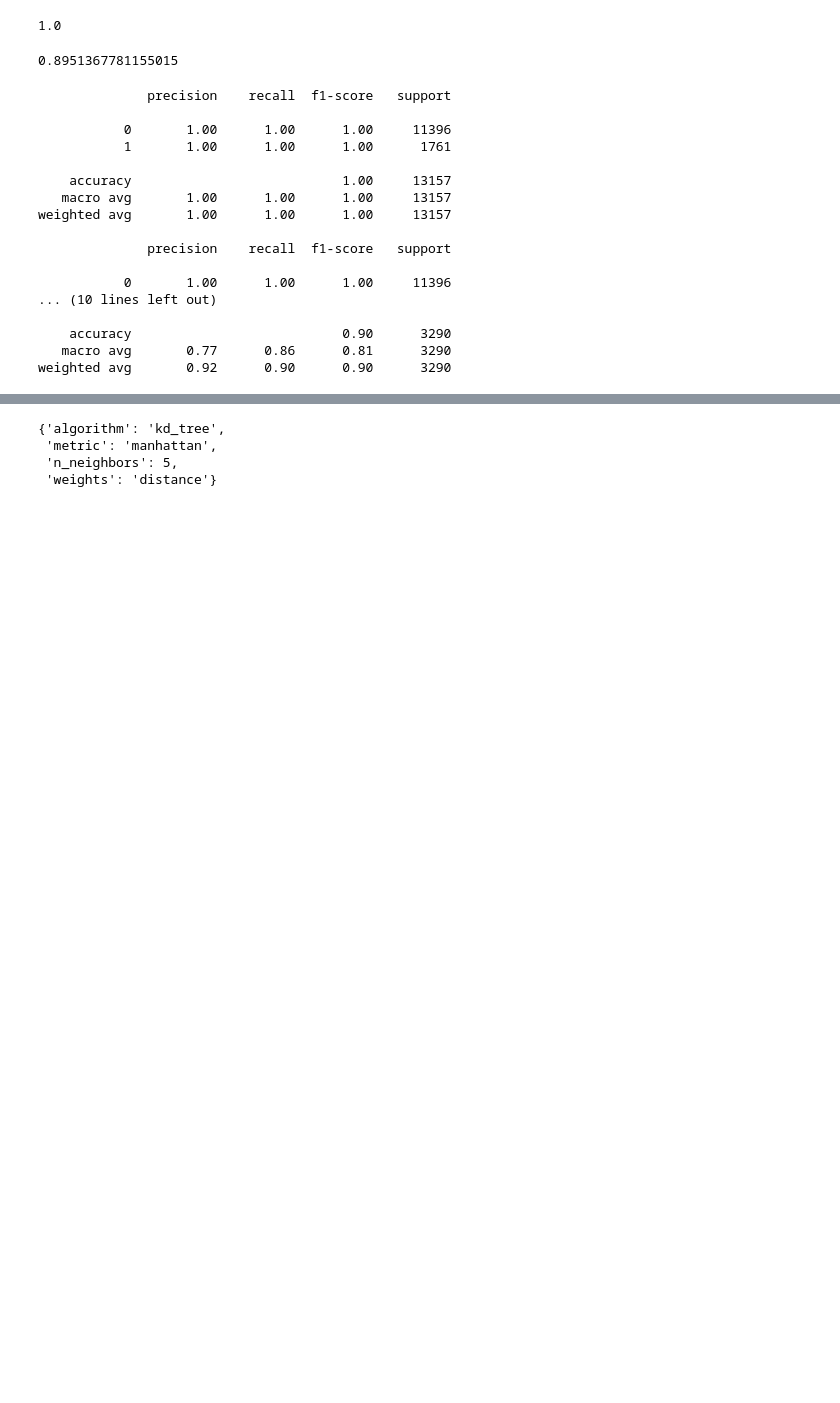
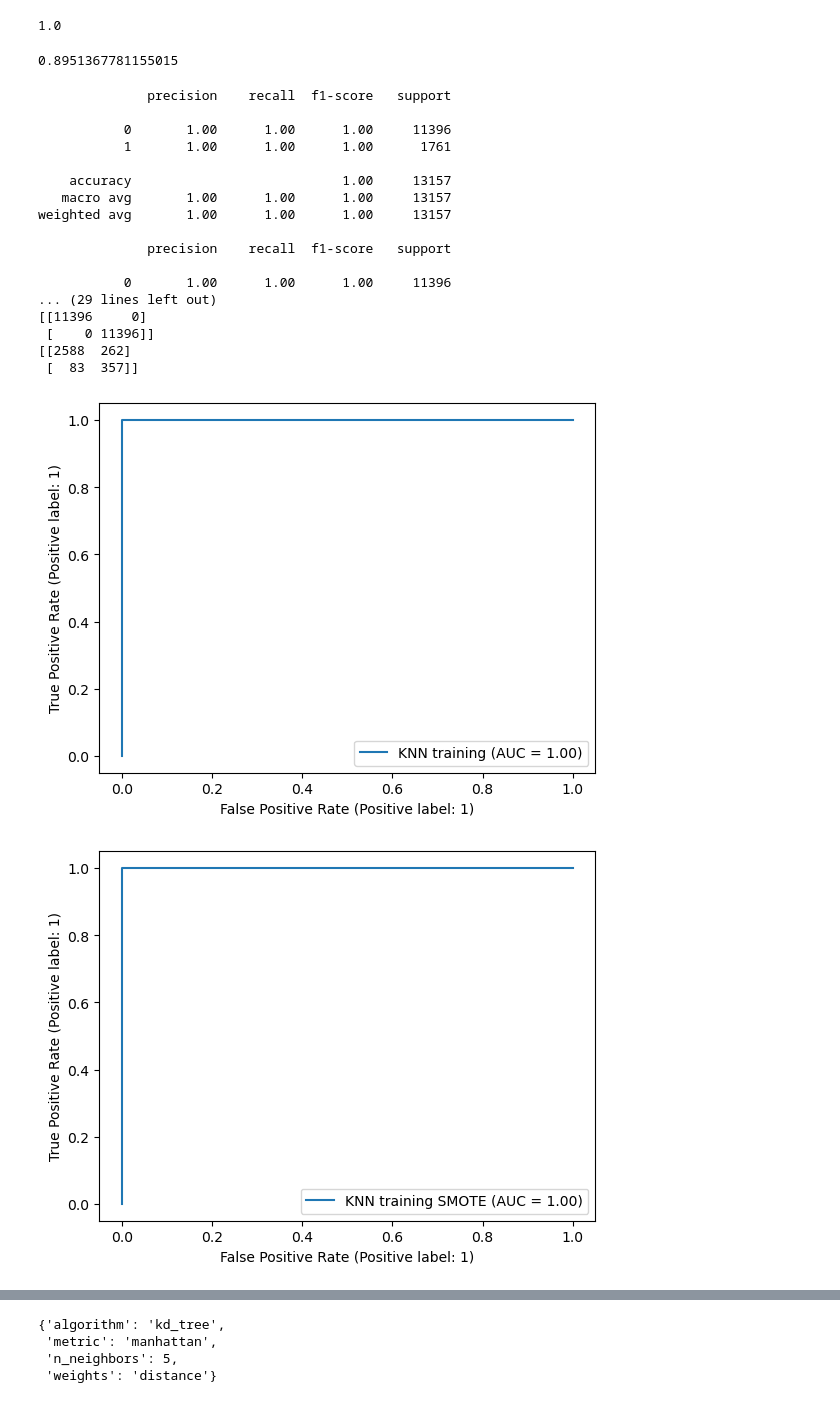
Before and after one commit to oscaru21/Traffic_Collision_Group_1_section_003COMP247Project, a Jupyter notebook: notebooks/KNNModel.ipynb, the cells around one changed output, grey strips where cells are left out. Drawn from its saved outputs; the diff is of its cells as text; code cells hidden in the pictures; blank space fills up the shorter version.

```diff
--- a/notebooks/KNNModel.ipynb
+++ b/notebooks/KNNModel.ipynb
@@ -100,7 +100,7 @@ best_model.score(X_test, y_test)
 # %% [output]
 0.8951367781155015
 # %%
-from sklearn.metrics import classification_report
+from sklearn.metrics import classification_report, confusion_matrix, accuracy_score, precision_score, recall_score, f1_score
 
 y_train_pred = best_model.predict(X_train)
 y_train_sm_pred = best_model.predict(X_train_sm)
@@ -109,6 +109,26 @@ y_test_pred = best_model.predict(X_test)
 print(classification_report(y_train,y_train_pred))
 print(classification_report(y_train_sm,y_train_sm_pred))
 print(classification_report(y_test,y_test_pred))
+
+print(accuracy_score(y_train,y_train_pred))
+print(accuracy_score(y_train_sm,y_train_sm_pred))
+print(accuracy_score(y_test,y_test_pred))
+
+print(precision_score(y_train,y_train_pred))
+print(precision_score(y_train_sm,y_train_sm_pred))
+print(precision_score(y_test,y_test_pred))
+
+print(recall_score(y_train,y_train_pred))
+print(recall_score(y_train_sm,y_train_sm_pred))
+print(recall_score(y_test,y_test_pred))
+
+print(f1_score(y_train,y_train_pred))
+print(f1_score(y_train_sm,y_train_sm_pred))
+print(f1_score(y_test,y_test_pred))
+
+print(confusion_matrix(y_train,y_train_pred))
+print(confusion_matrix(y_train_sm,y_train_sm_pred))
+print(confusion_matrix(y_test,y_test_pred))
 # %% [output]
               precision    recall  f1-score   support
 
@@ -122,8 +142,17 @@ weighted avg       1.00      1.00      1.00     13157
               precision    recall  f1-score   support
 
            0       1.00      1.00      1.00     11396
-... (10 lines left out)
-
-    accuracy                           0.90      3290
-   macro avg       0.77      0.86      0.81      3290
-weighted avg       0.92      0.90      0.90      3290
+... (29 lines left out)
+[[11396     0]
+ [    0 11396]]
+[[2588  262]
+ [  83  357]]
+# %%
+from sklearn.metrics import roc_curve, auc, RocCurveDisplay
+RocCurveDisplay.from_predictions(y_train, y_train_pred, name="KNN training")
+RocCurveDisplay.from_predictions(y_train_sm,y_train_sm_pred, name="KNN training SMOTE")
+RocCurveDisplay.from_predictions(y_test, y_test_pred, name="KNN testing")
+plt.show()
+# %% [output]
+[figure, added]
+[figure, added]
```
Also changed, not shown: parts of 1 cell of this notebook, 4 other files.
